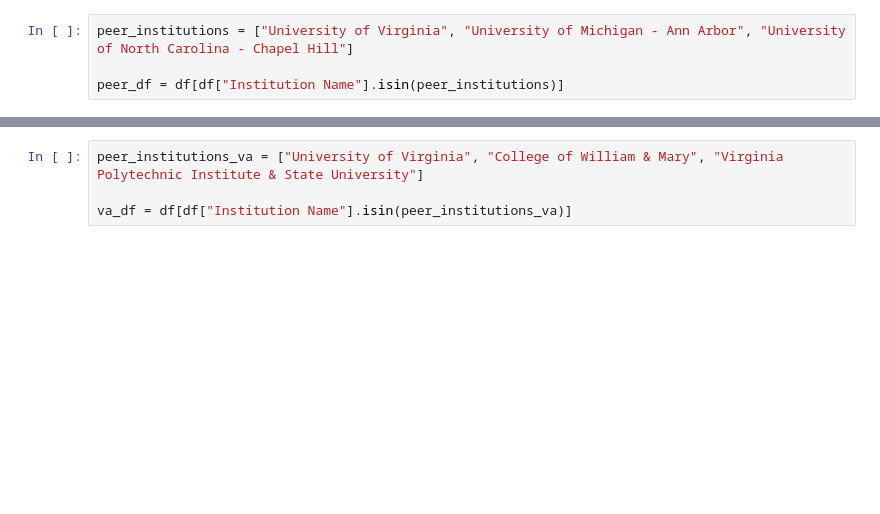
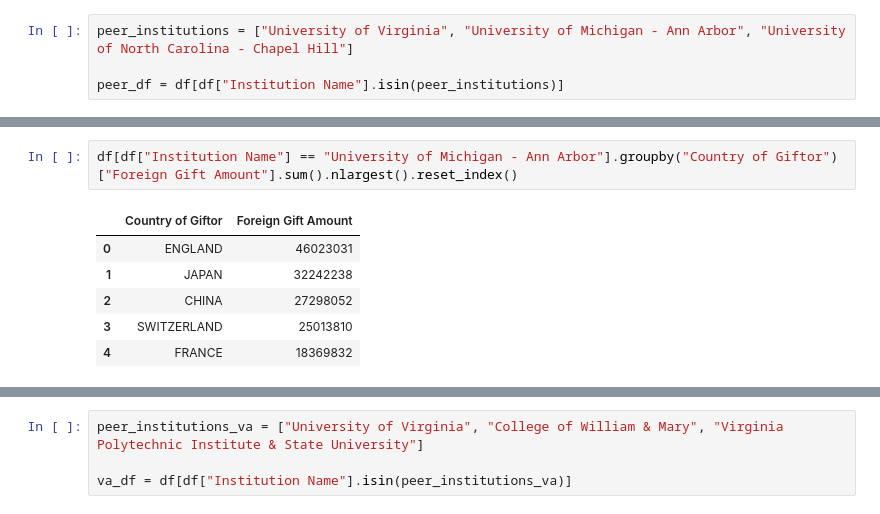
Before and after one commit to jez2sk/uu_wrangling_and_eda, a Jupyter notebook: lab_1/uva_analysis.ipynb, the cells around one changed output, grey strips where cells are left out. Cells and saved outputs as stored; diff of their text form; blank space fills up the shorter version.

```diff
--- a/lab_1/uva_analysis.ipynb
+++ b/lab_1/uva_analysis.ipynb
@@ -121,0 +129,9 @@ peer_df = df[df["Institution Name"].isin(peer_institutions)]
+# %%
+df[df["Institution Name"] == "University of Michigan - Ann Arbor"].groupby("Country of Giftor")["Foreign Gift Amount"].sum().nlargest().reset_index()
+# %% [output]
+|  | Country of Giftor | Foreign Gift Amount |
+| 0 | ENGLAND | 46023031 |
+| 1 | JAPAN | 32242238 |
+| 2 | CHINA | 27298052 |
+| 3 | SWITZERLAND | 25013810 |
+| 4 | FRANCE | 18369832 |
```
Also changed, not shown: parts of 5 cells of this notebook.
